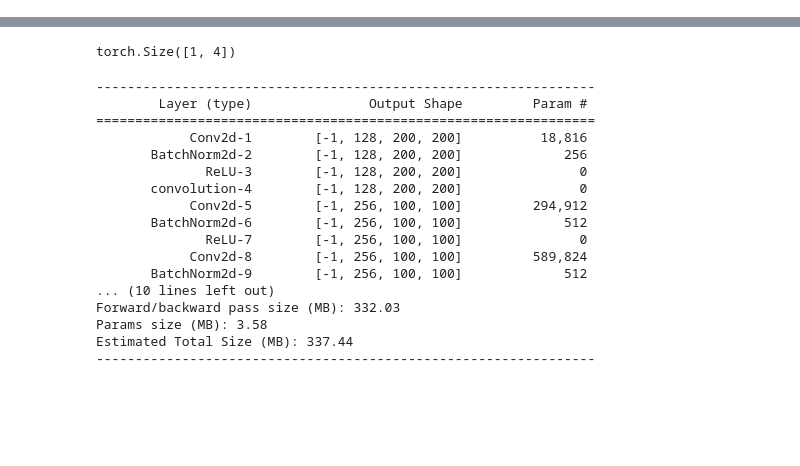
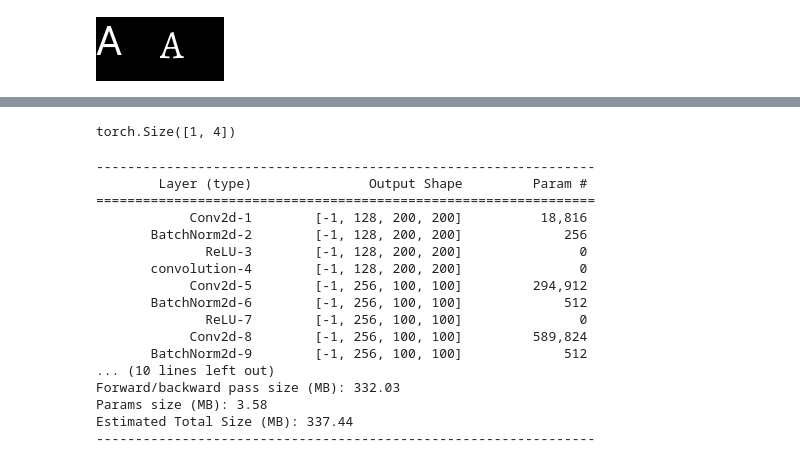
Before and after one commit to w121211/CoordConv, a Jupyter notebook: experiments/debug.ipynb, the cells around one changed output, grey strips where cells are left out. Drawn from its saved outputs; the diff is of its cells as text; code cells hidden in the pictures; blank space fills up the shorter version.

```diff
--- a/experiments/debug.ipynb
+++ b/experiments/debug.ipynb
@@ -16,0 +57,19 @@ from config import get_cfg_defaults
+# %%
+char = "A"
+width = 64
+fonts = ['/notebooks/post-generator/asset/fonts_en/Roboto/Roboto-Regular.ttf',
+            '/notebooks/post-generator/asset/fonts_en/Alegreya/Alegreya-Regular.ttf']
+
+im = Image.new("RGB", (width * 2, width))
+
+for i, fnt in enumerate(fonts):
+    _im = Image.new("RGB", (width, width))
+    _draw = ImageDraw.Draw(_im)
+    _font = ImageFont.truetype(fnt, 40)
+    _w, _h = _draw.textsize(char, _font)  # size of token
+#     _draw.text(((width - _w) / 2, (width - _h) / 2), char, font=_font, fill=(255, 255, 255))
+    _draw.text((0, 0), char, font=_font, fill=(255, 255, 255))
+    im.paste(_im, (i * width, 0))
+im
+# %% [output]
+[figure, added]
```
Also changed, not shown: parts of 5 cells of this notebook, 12 other files.
